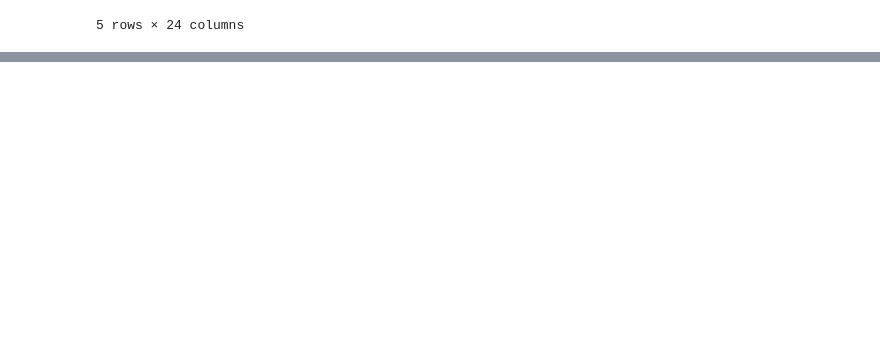
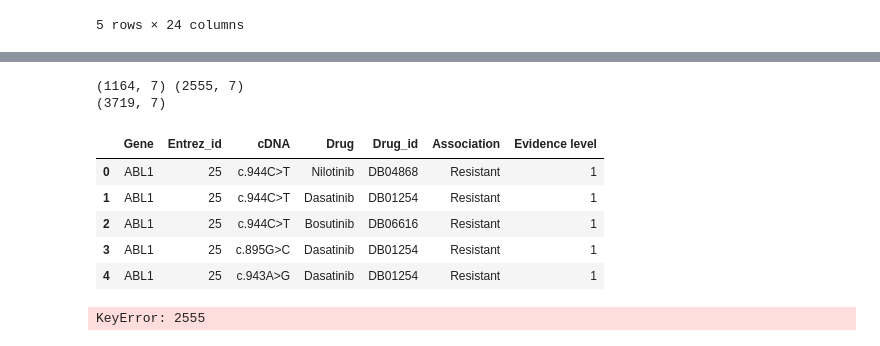
Before and after one commit to queen0401/MDSDR, a Jupyter notebook: preprocess.ipynb, the cells around one changed output, grey strips where cells are left out. Saved outputs shown, nothing was run; the diff lists cells and outputs as text; code cells hidden in the pictures; blank space fills up the shorter version.

Commit message:
preprocess civic and dbmcs

```diff
--- a/preprocess.ipynb
+++ b/preprocess.ipynb
@@ -70,0 +142,30 @@ pharmgkb_all_df
+# %%
+dbmcs_df1 = pd.read_csv('rawData/dbMCS/Data for resistance.csv')
+dbmcs_df2 = pd.read_csv('rawData/dbMCS/Data for sensitivity.csv')
+print(dbmcs_df1.shape, dbmcs_df2.shape)
+
+dbmcs_df = pd.concat([dbmcs_df1, dbmcs_df2])
+print(dbmcs_df.shape)
+dbmcs_df.head()
+# %% [output]
+(1164, 7) (2555, 7)
+(3719, 7)
+|  | Gene | Entrez_id | cDNA | Drug | Drug_id | Association | Evidence level |
+| 0 | ABL1 | 25 | c.944C>T | Nilotinib | DB04868 | Resistant | 1 |
+| 1 | ABL1 | 25 | c.944C>T | Dasatinib | DB01254 | Resistant | 1 |
+| 2 | ABL1 | 25 | c.944C>T | Bosutinib | DB06616 | Resistant | 1 |
+| 3 | ABL1 | 25 | c.895G>C | Dasatinib | DB01254 | Resistant | 1 |
+| 4 | ABL1 | 25 | c.943A>G | Dasatinib | DB01254 | Resistant | 1 |
+# %%
+dbmcs_all_df = pd.DataFrame()
+for i in range(len(dbmcs_df)):
+    therapies = dbmcs_df['Drug'][i]
+    gene = dbmcs_df['Gene'][i]
+    variant = dbmcs_df['cDNA'][i]
+    label = dbmcs_df['Association'][i]
+
+    dbmcs_all_df = dbmcs_all_df.append([{'data source': 'dbmcs', 'chemical name': therapies, 'gene symbol': gene, 'variant': variant, 'label': label}], ignore_index = True)
+
+dbmcs_all_df.to_csv('middlefile/dbmcs_all_table.tsv', sep = '\t')
+# %% [output]
+KeyError: 2555
```
Also changed, not shown: parts of 3 cells of this notebook, 3 other files.
